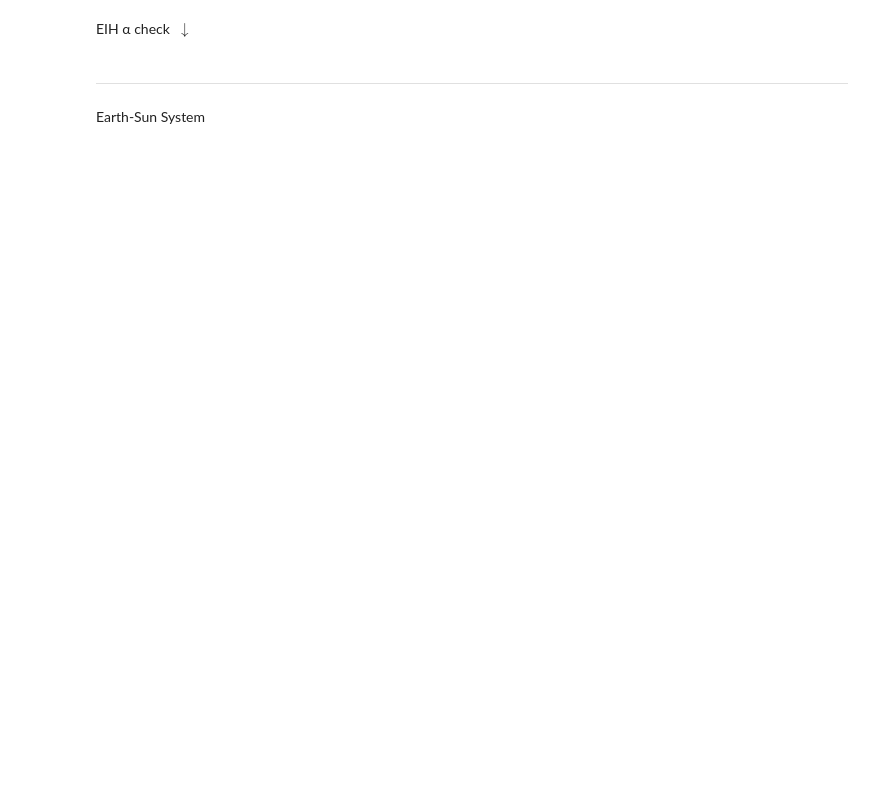
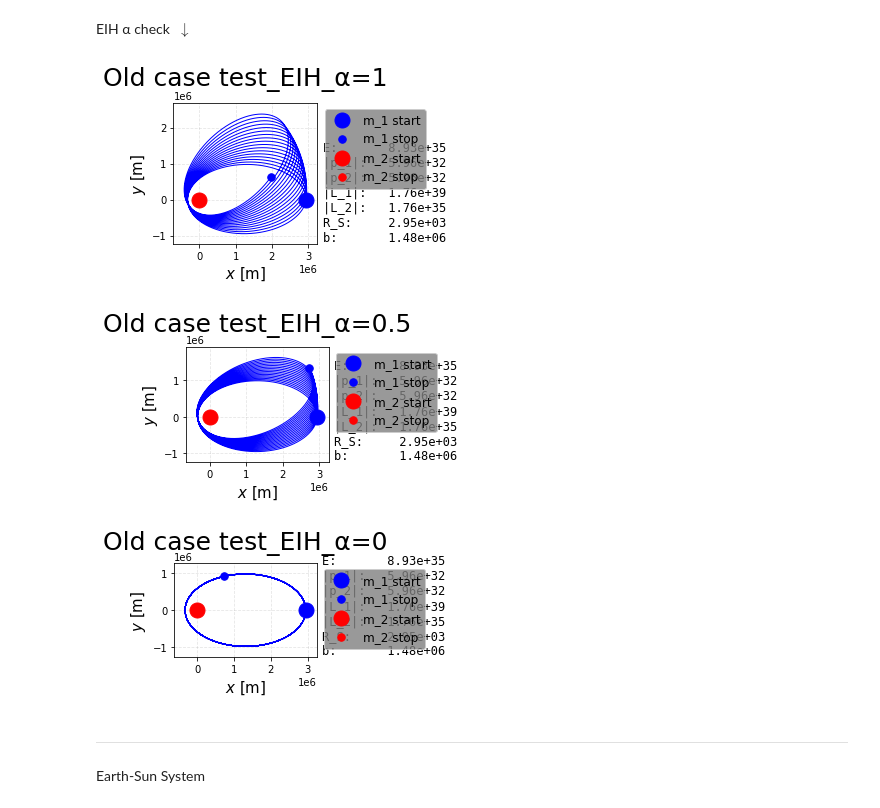
Before and after one commit to carlivas/Binary-Black-Hole-Orbitals, a Jupyter notebook: TWO BODY/(T) TWO BODY CASES.ipynb, the cells around one changed output. Saved outputs shown, nothing was run; the diff lists cells and outputs as text; code cells hidden in the pictures; blank space fills up the shorter version.

```diff
--- a/TWO BODY/(T) TWO BODY CASES.ipynb
+++ b/TWO BODY/(T) TWO BODY CASES.ipynb
@@ -36,12 +36,16 @@ EIH α check $\ \downarrow$
 # %%
 αs = [1,0.5,0]
 for i in αs:
-    pos1, pos2, pos_CM = run_model(s, t_max = 2027500*R_S/c, dt=20*R_S/c, EIH=True, α = i)
-    # pos1, pos2, pos_CM, accs = run_model(s, t_max = 2027500*R_S/c, dt=100*R_S/c, EIH=True)
-    orbPlotter(pos1, pos2, pos_CM, CM=True, filename=f'Old case test_EIH_α={i}', figsize=(5,5))
+    pos1, pos2, pos_CM, parameters = run_model(s, t_max = 2027500*R_S/c, dt=20*R_S/c, EIH=True, α = i)
+    # pos1, pos2, pos_CM, parameters, accs = run_model(s, t_max = 2027500*R_S/c, dt=100*R_S/c, EIH=True)
+    orbPlotter(pos1, pos2, pos_CM, parameters, CM=True, filename=f'Old case test_EIH_α={i}', figsize=(6,6))
 
 # dt STABILIZED at 20*R_S/c
 # 30s
+# %% [output]
+[figure, added]
+[figure, added]
+[figure, added]
 # %% [markdown]
 ___
 Earth-Sun System
```
Also changed, not shown: parts of 13 cells of this notebook, 3 other files.
